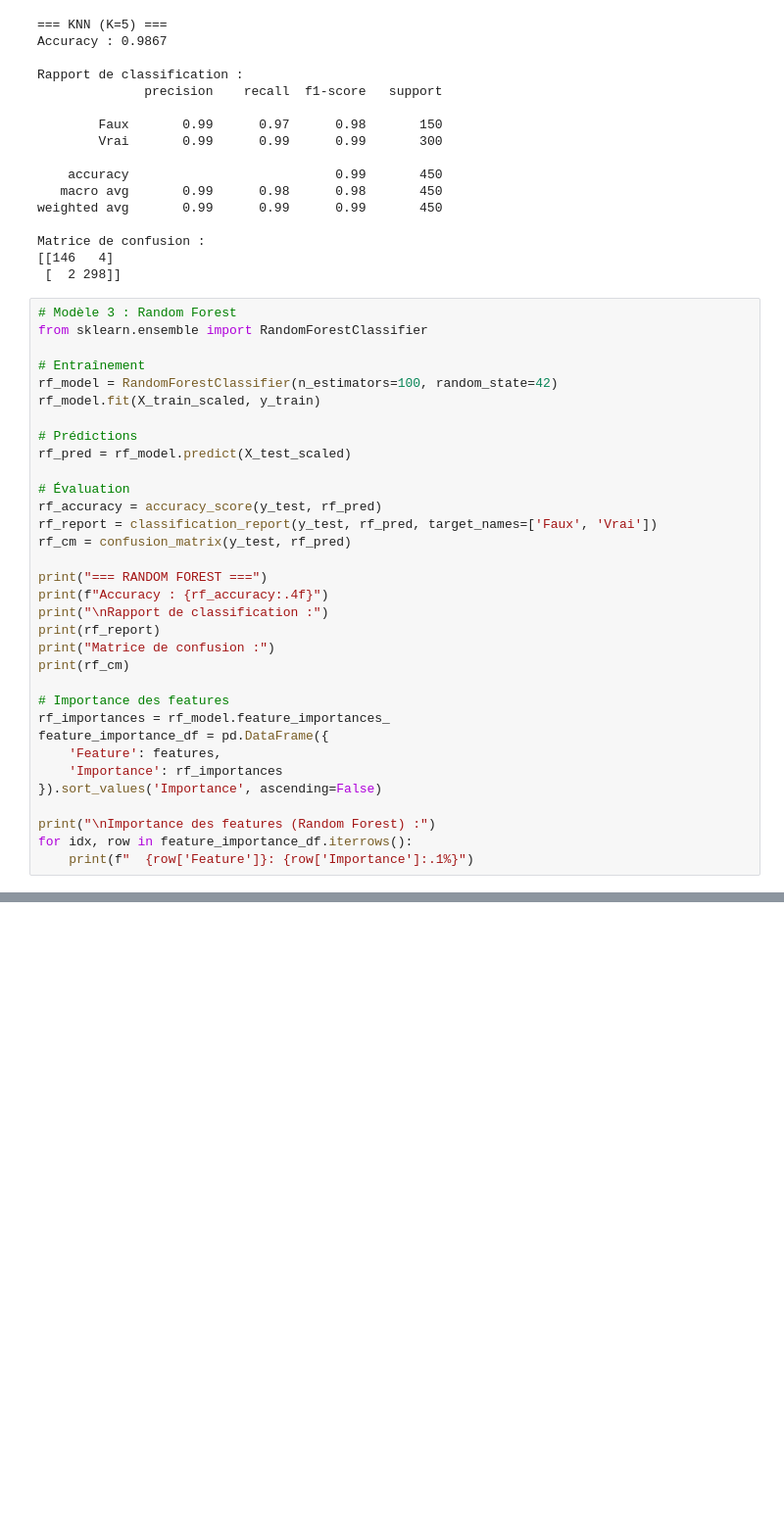
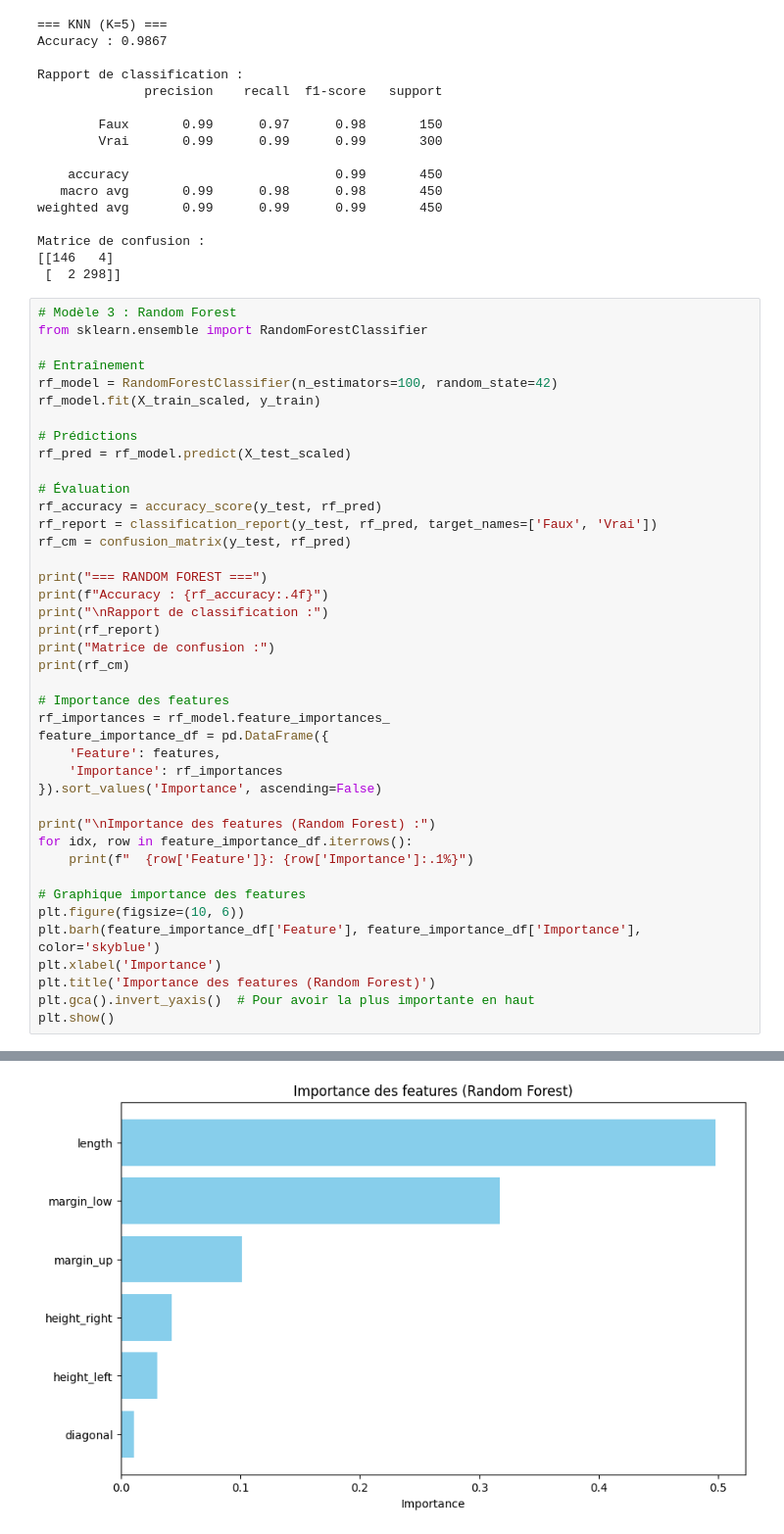
Before and after one commit to TheGoatLucien/Data_analyst, a Jupyter notebook: projets/projet 12/Detecteur_faux_billet_Nzeutom_Lucien/Nzeutom_Lucien_1_Notebook_analyse_032026.ipynb, the cells around one changed output, grey strips where cells are left out. Shown at 98% size. Cells and saved outputs as stored; diff of their text form; blank space fills up the shorter version.

```diff
--- a/projets/projet 12/Detecteur_faux_billet_Nzeutom_Lucien/Nzeutom_Lucien_1_Notebook_analyse_032026.ipynb
+++ b/projets/projet 12/Detecteur_faux_billet_Nzeutom_Lucien/Nzeutom_Lucien_1_Notebook_analyse_032026.ipynb
@@ -494,33 +494,42 @@ print("Matrice de confusion :")
 print(rf_cm)
 
 # Importance des features
 rf_importances = rf_model.feature_importances_
 feature_importance_df = pd.DataFrame({
     'Feature': features,
     'Importance': rf_importances
 }).sort_values('Importance', ascending=False)
 
 print("\nImportance des features (Random Forest) :")
 for idx, row in feature_importance_df.iterrows():
     print(f"  {row['Feature']}: {row['Importance']:.1%}")
+
+# Graphique importance des features
+plt.figure(figsize=(10, 6))
+plt.barh(feature_importance_df['Feature'], feature_importance_df['Importance'], color='skyblue')
+plt.xlabel('Importance')
+plt.title('Importance des features (Random Forest)')
+plt.gca().invert_yaxis()  # Pour avoir la plus importante en haut
+plt.show()
 # %% [output]
 === RANDOM FOREST ===
 Accuracy : 0.9867
 
 Rapport de classification :
               precision    recall  f1-score   support
 
         Faux       0.98      0.98      0.98       150
         Vrai       0.99      0.99      0.99       300
 
     accuracy                           0.99       450
    macro avg       0.98      0.98      0.98       450
 weighted avg       0.99      0.99      0.99       450
 ... (8 lines left out)
   margin_up: 10.1%
   height_right: 4.3%
   height_left: 3.1%
   diagonal: 1.1%
+[figure, added]
 # %%
 # Modèle 4 : K-Means (Clustering non supervisé)
 from sklearn.cluster import KMeans
```
Also changed, not shown: parts of 1 cell of this notebook, 4 other files.
